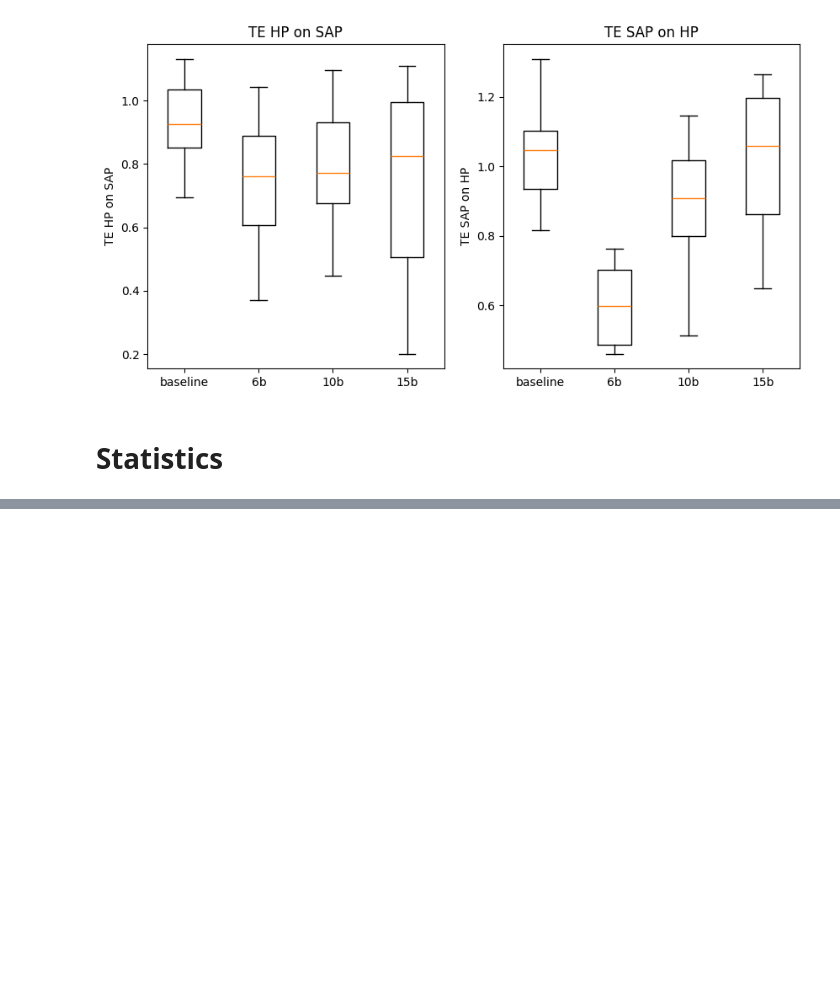
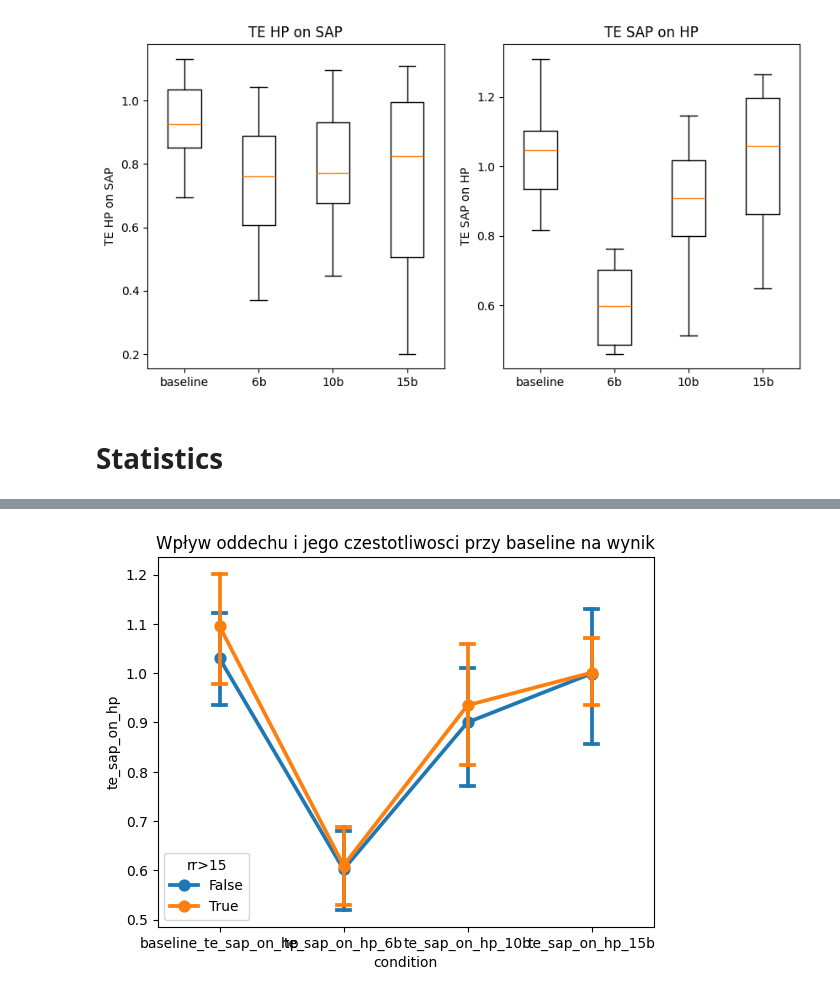
Before and after one commit to IgnacyBerent/EngineeringThesis, a Jupyter notebook: simc.ipynb, the cells around one changed output, grey strips where cells are left out. Cells and saved outputs as stored; diff of their text form; code cells hidden in the pictures; blank space fills up the shorter version.

```diff
--- a/simc.ipynb
+++ b/simc.ipynb
@@ -195,0 +260,6 @@ print(res)
+# %%
+sns.pointplot(data=df_long_2, x='condition', y='te_sap_on_hp', hue='rr>15', capsize=.1)
+plt.title('Wpływ oddechu i jego czestotliwosci przy baseline na wynik')
+plt.show()
+# %% [output]
+[figure, added]
```
Also changed, not shown: parts of 35 cells of this notebook.
